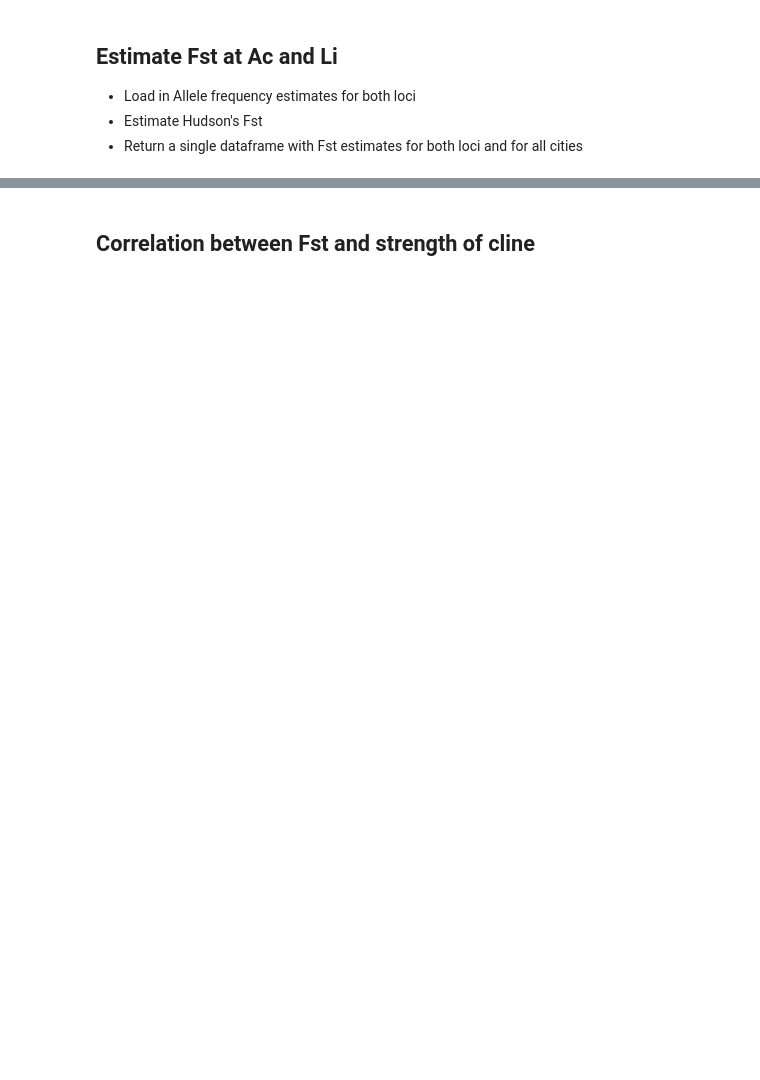
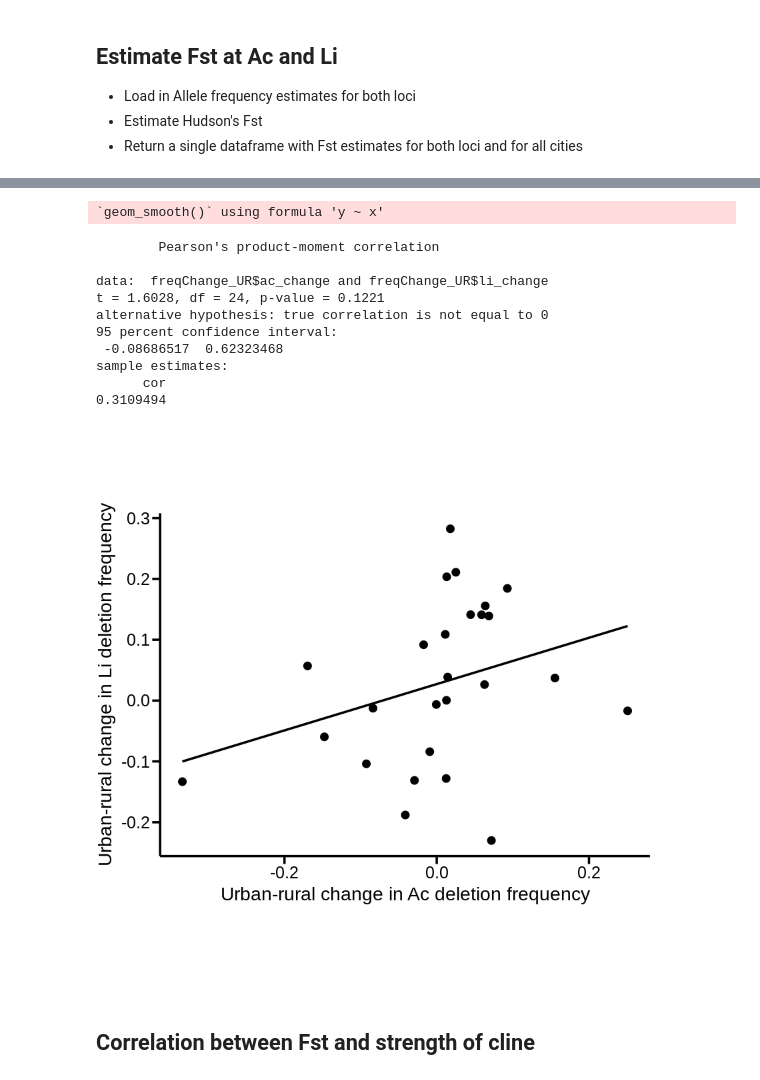
Before and after one commit to James-S-Santangelo/glue_pc, a Jupyter notebook: genomic-analyses/notebooks/hcn_loci.r.ipynb, the cells around one changed output, grey strips where cells are left out. Drawn from its saved outputs; the diff is of its cells as text; code cells hidden in the pictures; blank space fills up the shorter version.

```diff
--- a/genomic-analyses/notebooks/hcn_loci.r.ipynb
+++ b/genomic-analyses/notebooks/hcn_loci.r.ipynb
@@ -101,8 +153,3 @@ estimate_p <- function(df, by_site = TRUE){
-# %%
-# Load in genotype likelihoods for all samples at both loci
-# TODO: Remove 5 individuals with high alignment error rate
-ac_gls <- load_gls('../results/hcn_genotyping/ac_GLs.txt')
-li_gls <- load_gls('../results/hcn_genotyping/li_GLs.txt')
 # %%
 # Estimate urban and rural allele frequencies from genotype likelihoods
 ac_freq <- estimate_p(ac_gls, by_site = TRUE) %>% mutate(locus = 'ac')
@@ -115,17 +175,29 @@ head(all_freqs)
 # %%
 freqChange_UR <- all_freqs %>%
     dplyr::select(city, starts_with('p_'), locus) %>%
     pivot_wider(names_from = locus, values_from = starts_with('p_')) %>%
     mutate(ac_change = p_u_ac - p_r_ac,
            li_change = p_u_li - p_r_li)
 
-print(cor.test(freqChange_UR$ac_change, freqChange_UR$li_change, method = 'pearson'))
-
-freqChange_UR <- freqChange_UR %>%
+freqChange_UR_plot <- freqChange_UR %>%
     ggplot(., aes(x = ac_change, y = li_change)) +
         geom_point(size = 3, color = 'black') +
         geom_smooth(method = 'lm', se = FALSE, color = 'black') +
         xlab('Urban-rural change in Ac deletion frequency') +
         ylab('Urban-rural change in Li deletion frequency') +
         ng1
-freqChange_UR
+freqChange_UR_plot
+print(cor.test(freqChange_UR$ac_change, freqChange_UR$li_change, method = 'pearson'))
+# %% [output]
+`geom_smooth()` using formula 'y ~ x'
+        Pearson's product-moment correlation
+
+data:  freqChange_UR$ac_change and freqChange_UR$li_change
+t = 1.6028, df = 24, p-value = 0.1221
+alternative hypothesis: true correlation is not equal to 0
+95 percent confidence interval:
+ -0.08686517  0.62323468
+sample estimates:
+      cor
+0.3109494
+[figure, added]
```
Also changed, not shown: parts of 26 cells of this notebook.
